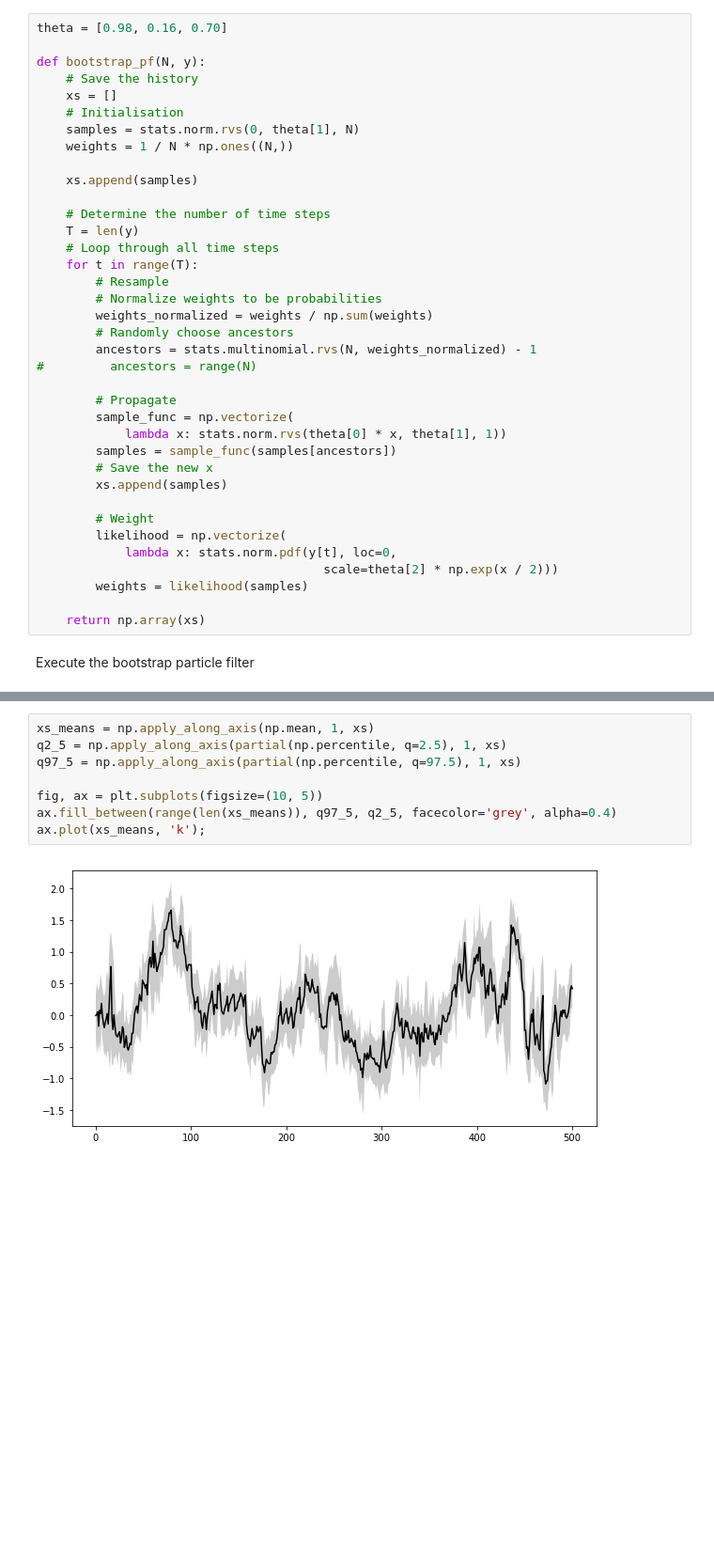
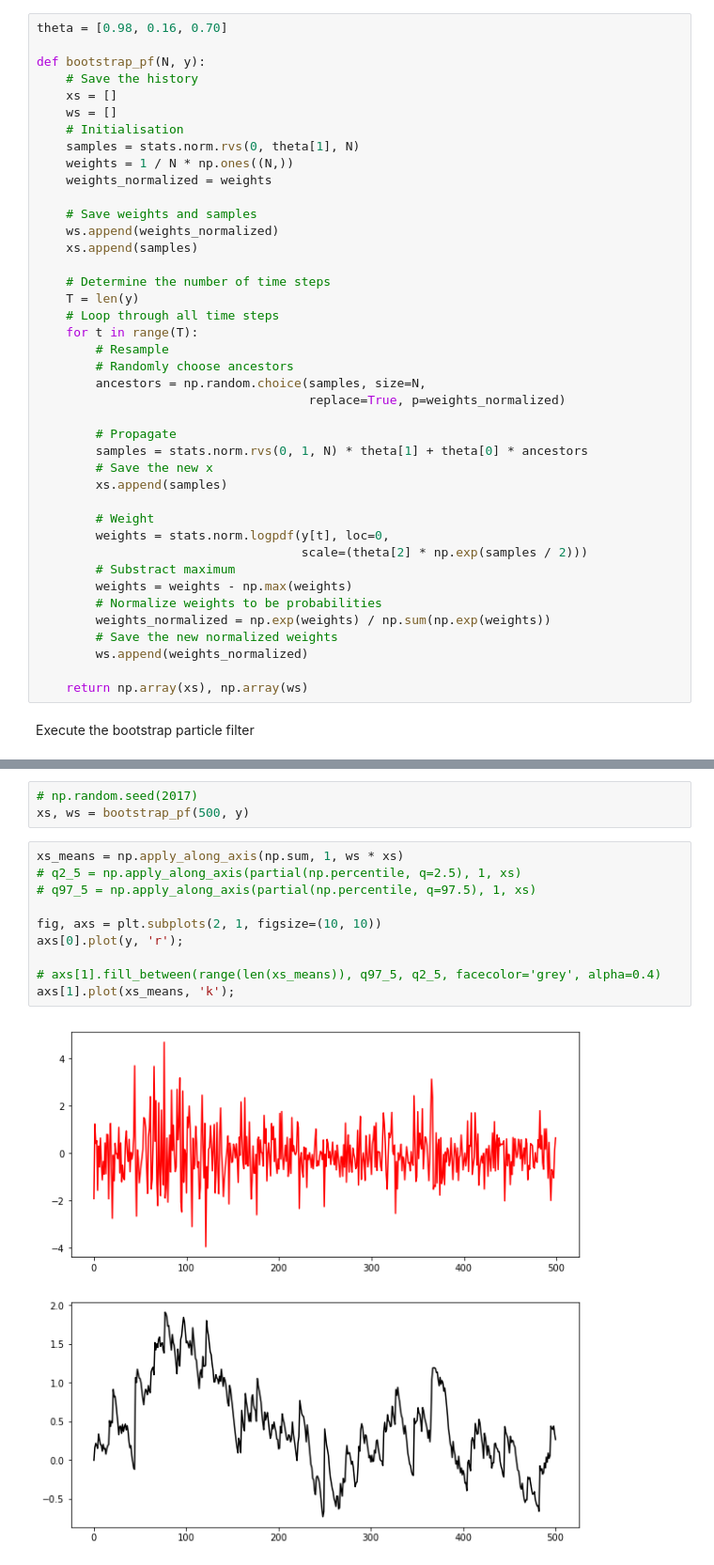
Before and after one commit to cyianor/smc2017, a Jupyter notebook: notebooks/ex1.ipynb, the cells around one changed output, grey strips where cells are left out. Shown at 94% size. Cells and saved outputs as stored; diff of their text form; blank space fills up the shorter version.

Commit message:
Finally right solution for the bootstrap PF

```diff
--- a/notebooks/ex1.ipynb
+++ b/notebooks/ex1.ipynb
@@ -266,10 +277,14 @@ theta = [0.98, 0.16, 0.70]
 def bootstrap_pf(N, y):
     # Save the history
     xs = []
+    ws = []
     # Initialisation
     samples = stats.norm.rvs(0, theta[1], N)
     weights = 1 / N * np.ones((N,))
+    weights_normalized = weights
 
+    # Save weights and samples
+    ws.append(weights_normalized)
     xs.append(samples)
 
     # Determine the number of time steps
@@ -277,25 +292,25 @@ def bootstrap_pf(N, y):
     # Loop through all time steps
     for t in range(T):
         # Resample
-        # Normalize weights to be probabilities
-        weights_normalized = weights / np.sum(weights)
         # Randomly choose ancestors
-        ancestors = stats.multinomial.rvs(N, weights_normalized) - 1
-#         ancestors = range(N)
+        ancestors = np.random.choice(samples, size=N,
+                                     replace=True, p=weights_normalized)
 
         # Propagate
-        sample_func = np.vectorize(
-            lambda x: stats.norm.rvs(theta[0] * x, theta[1], 1))
-        samples = sample_func(samples[ancestors])
+        samples = stats.norm.rvs(0, 1, N) * theta[1] + theta[0] * ancestors
         # Save the new x
         xs.append(samples)
 
         # Weight
-        likelihood = np.vectorize(
-            lambda x: stats.norm.pdf(y[t], loc=0,
-                                       scale=theta[2] * np.exp(x / 2)))
-        weights = likelihood(samples)
+        weights = stats.norm.logpdf(y[t], loc=0,
+                                    scale=(theta[2] * np.exp(samples / 2)))
+        # Substract maximum
+        weights = weights - np.max(weights)
+        # Normalize weights to be probabilities
+        weights_normalized = np.exp(weights) / np.sum(np.exp(weights))
+        # Save the new normalized weights
+        ws.append(weights_normalized)
 
-    return np.array(xs)
+    return np.array(xs), np.array(ws)
 # %% [markdown]
 Execute the bootstrap particle filter
@@ -304,10 +317,15 @@ xs = bootstrap_pf(500, y)
+# %%
+# np.random.seed(2017)
+xs, ws = bootstrap_pf(500, y)
 # %%
-xs_means = np.apply_along_axis(np.mean, 1, xs)
-q2_5 = np.apply_along_axis(partial(np.percentile, q=2.5), 1, xs)
-q97_5 = np.apply_along_axis(partial(np.percentile, q=97.5), 1, xs)
+xs_means = np.apply_along_axis(np.sum, 1, ws * xs)
+# q2_5 = np.apply_along_axis(partial(np.percentile, q=2.5), 1, xs)
+# q97_5 = np.apply_along_axis(partial(np.percentile, q=97.5), 1, xs)
 
-fig, ax = plt.subplots(figsize=(10, 5))
-ax.fill_between(range(len(xs_means)), q97_5, q2_5, facecolor='grey', alpha=0.4)
-ax.plot(xs_means, 'k');
+fig, axs = plt.subplots(2, 1, figsize=(10, 10))
+axs[0].plot(y, 'r');
+
+# axs[1].fill_between(range(len(xs_means)), q97_5, q2_5, facecolor='grey', alpha=0.4)
+axs[1].plot(xs_means, 'k');
 # %% [output]
-[figure, old version]
+[figure, new version]
```
Also changed, not shown: parts of 16 cells of this notebook, 6 other files.
